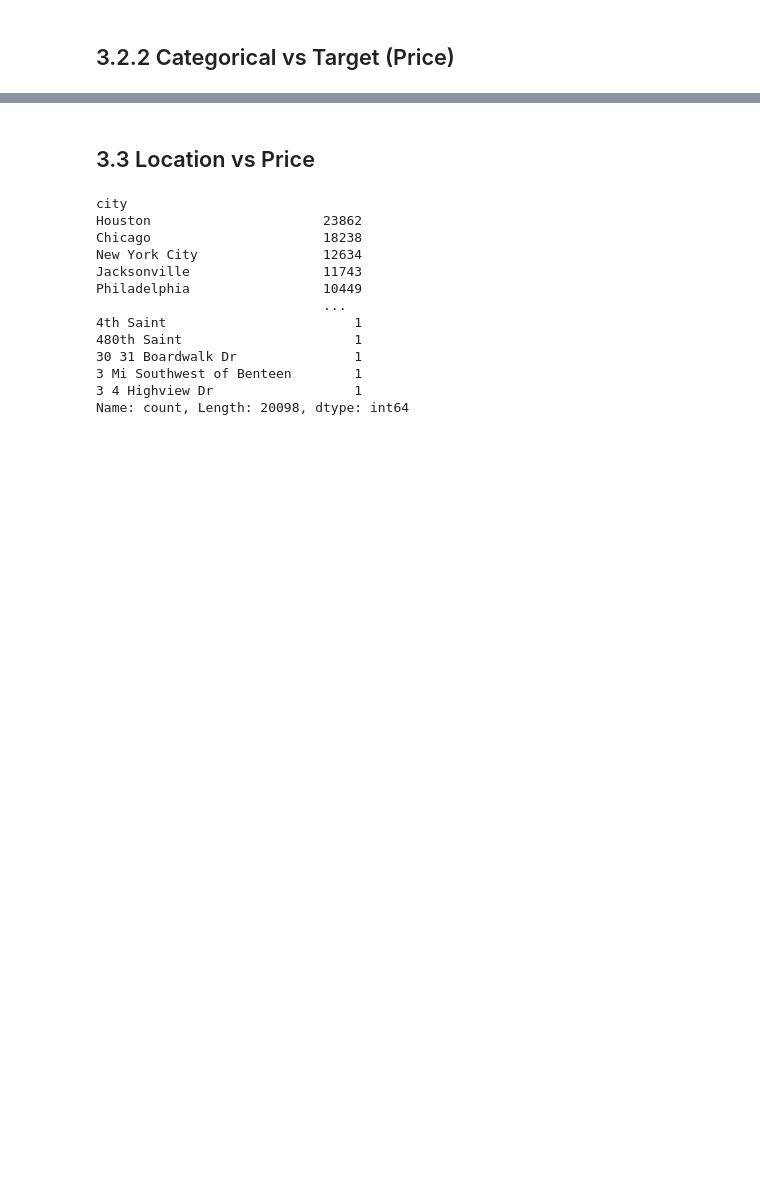
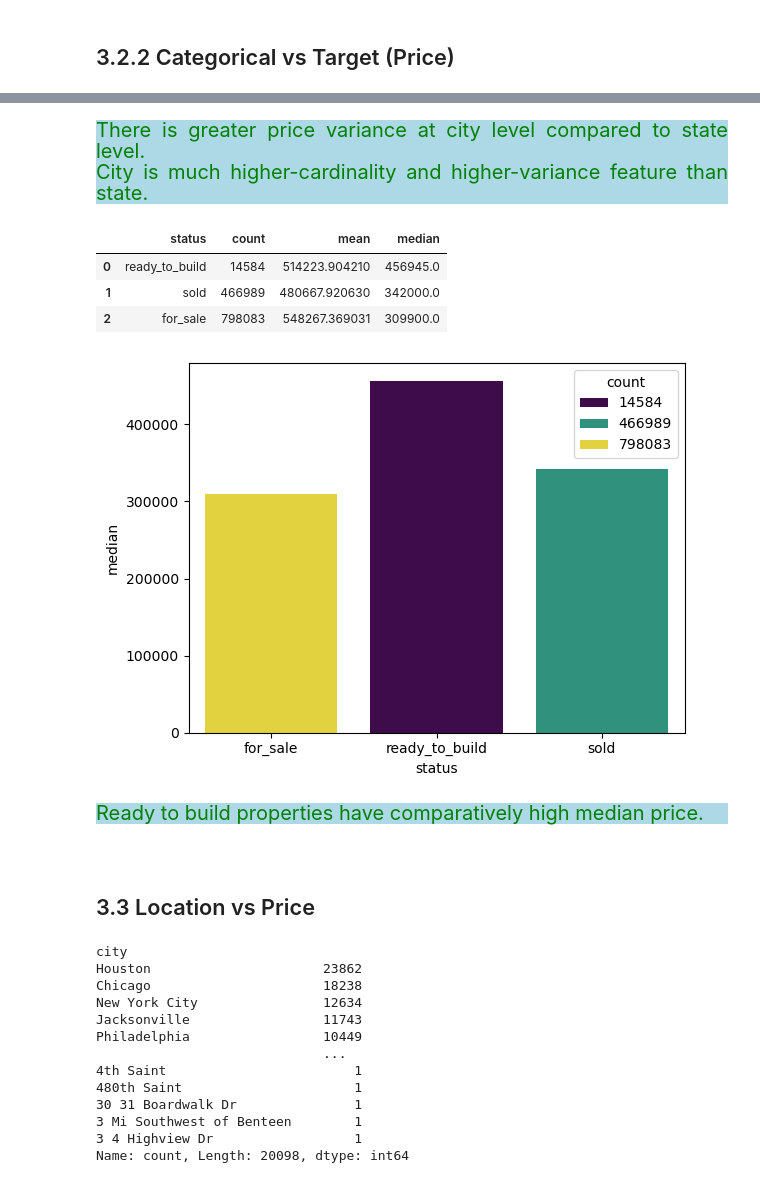
Before and after one commit to Kartika-Nidhi/DS_Projects, a Jupyter notebook: USARealEstatePricePrediction.ipynb, the cells around one changed output, grey strips where cells are left out. Drawn from its saved outputs; the diff is of its cells as text; code cells hidden in the pictures; blank space fills up the shorter version.

```diff
--- a/USARealEstatePricePrediction.ipynb
+++ b/USARealEstatePricePrediction.ipynb
@@ -920,3 +952,33 @@ plt.show()
+# %% [markdown]
+<div style = "background-color:lightblue; color:green; font-size:20px; text-align:justify">
+There is greater price variance at city level compared to state level.<br>
+City is much higher-cardinality and higher-variance feature than state.
+# %%
+status_price = train.groupby('status', observed = True)['price'].agg(['count', 'mean', 'median']).sort_values('median', ascending = False)
+status_price = status_price.reset_index()
+status_price
+# %% [output]
+|  | status | count | mean | median |
+| 0 | ready_to_build | 14584 | 514223.904210 | 456945.0 |
+| 1 | sold | 466989 | 480667.920630 | 342000.0 |
+| 2 | for_sale | 798083 | 548267.369031 | 309900.0 |
+# %%
+sns.barplot(
+    data = status_price,
+    x = 'status',
+    y = 'median',
+    hue = 'count',
+    palette = 'viridis'
+)
+
+plt.show()
+# %% [output]
+[figure, added]
+# %% [markdown]
+<div style = "background-color:lightblue; color:green; font-size:20px; text-align:justify">
+Ready to build properties have comparatively high median price.
+# %% [markdown]
+<div>
 # %% [markdown]
 ## 3.3 Location vs Price
 # %%
```
Also changed, not shown: parts of 4 cells of this notebook.
